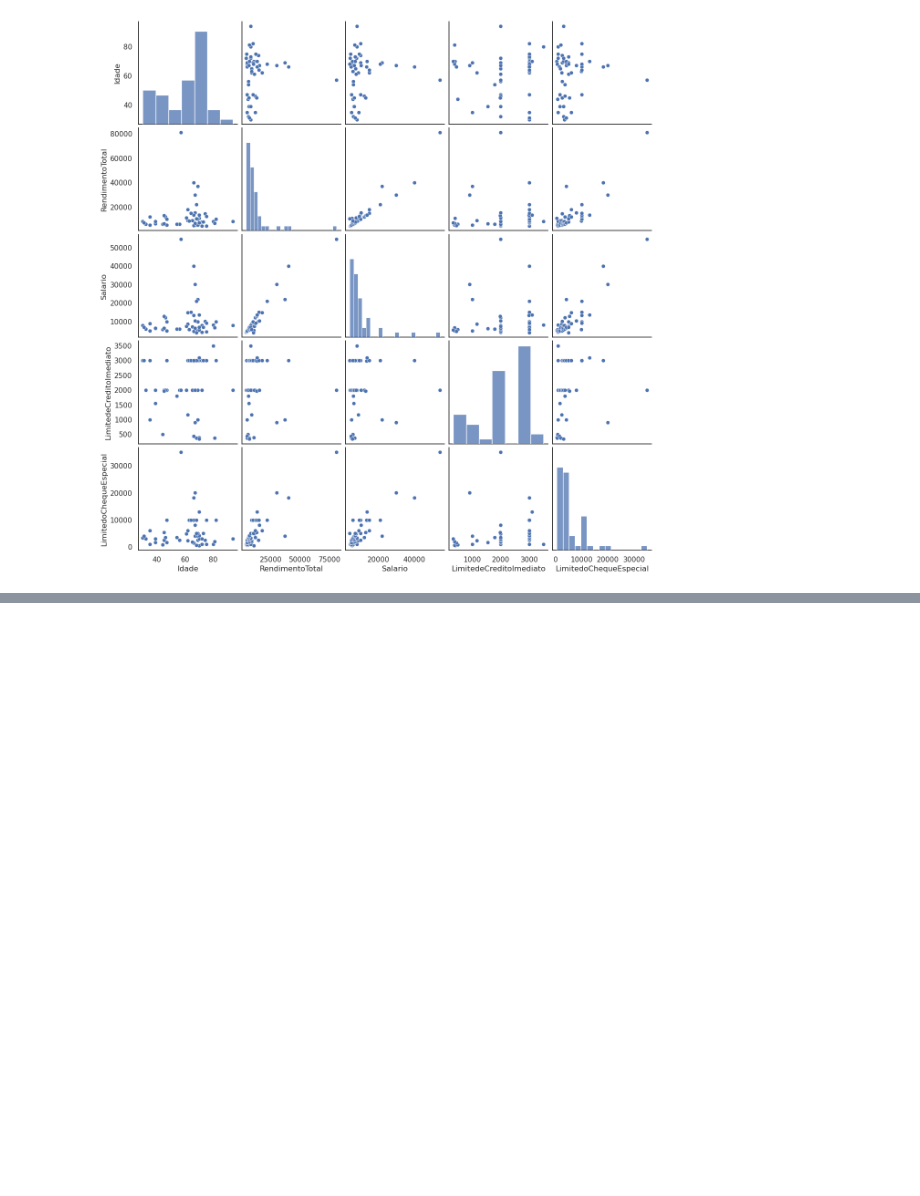
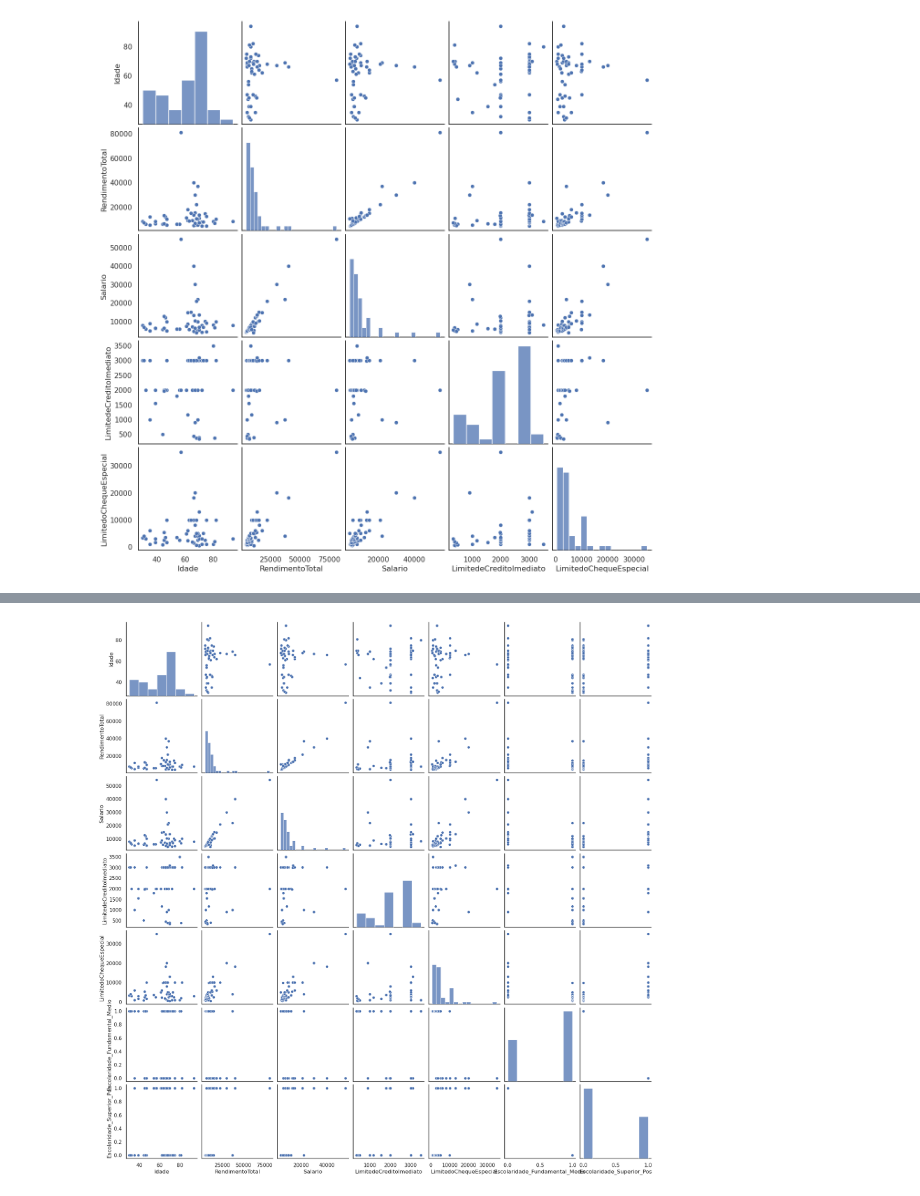
Before and after one commit to SamuelBarbosaDev/DataExpert, a Jupyter notebook: core/core/slots/7/main.ipynb, the cells around one changed output, grey strips where cells are left out. Saved outputs shown, nothing was run; the diff lists cells and outputs as text; code cells hidden in the pictures; blank space fills up the shorter version.

```diff
--- a/core/core/slots/7/main.ipynb
+++ b/core/core/slots/7/main.ipynb
@@ -64,0 +83,5 @@ display(df_limite.head())
+# %%
+path = r'../../../data/Escolaridade_Limite_Credito.xlsx'
+df_escolaridade = pd.read_excel(
+    io=path
+)
@@ -527,0 +661,27 @@ strong multicollinearity or other numerical problems.
+# %%
+class VariáveisDummyPrática():
+    def dummy(self, dataframe, colunas=[]):
+        dataframe = pd.get_dummies(dataframe, prefix=colunas)
+        return dataframe
+
+    def verificando_correlação(self, dataframe):
+        dataframe = dataframe.corr()
+        return dataframe
+
+    def gráfico_de_correlação_pairplot(self, dataframe):
+        sns.pairplot(dataframe)
+        plt.show()
+
+    def gráfico_de_correlação_heatmap(self, dataframe):
+        sns.set(style='white')
+        corr = dataframe.corr()
+        plt.figure(figsize=(16, 10))
+        sns.heatmap(corr, annot=True, cmap='RdBu_r', fmt='.2f', annot_kws={'size': 12})
+        plt.show()
+
+    def modelo_mrls(self, dataframe, function):
+        model = smf.ols(formula=function, data=dataframe).fit()
+        print(model.summary())
+
+if __name__ == '__main__':
+    variáveis_dummy_prática = VariáveisDummyPrática()
@@ -527,0 +699,2 @@ strong multicollinearity or other numerical problems.
+# %%
+df_escolaridade_dummy = variáveis_dummy_prática.dummy(dataframe=df_escolaridade, colunas=['Escolaridade'])
@@ -527,0 +712,4 @@ strong multicollinearity or other numerical problems.
+# %%
+variáveis_dummy_prática.gráfico_de_correlação_pairplot(dataframe=df_escolaridade_dummy)
+# %% [output]
+[figure, added]
```
Also changed, not shown: parts of 45 cells of this notebook, 3 other files.
